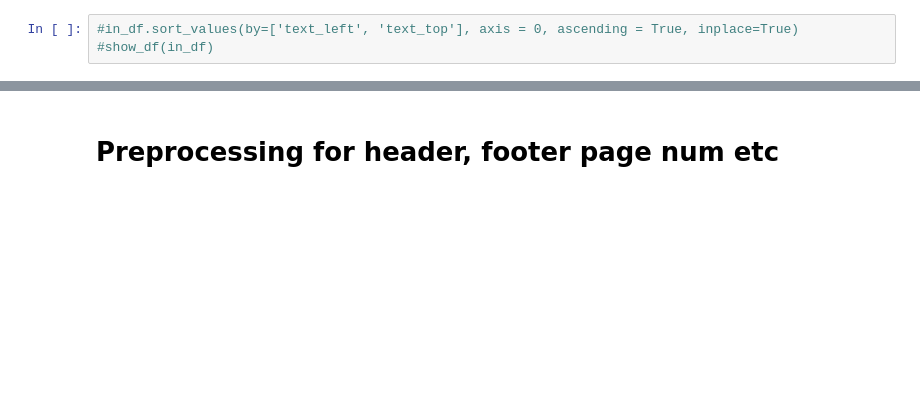
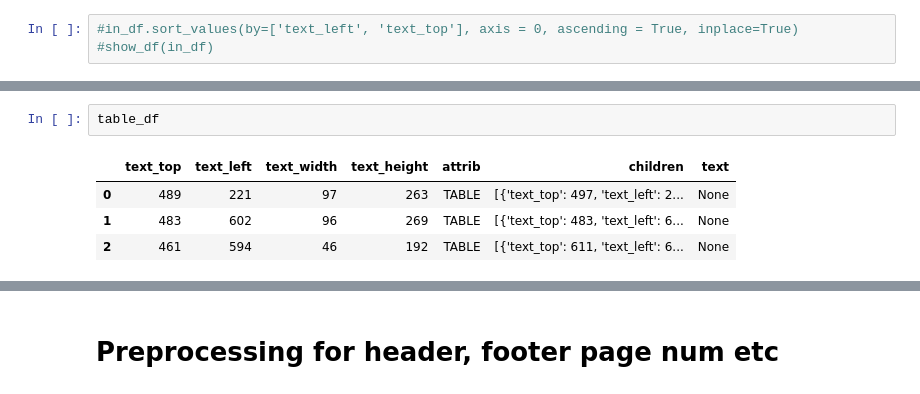
Before and after one commit to kumardeepak/document-structure, a Jupyter notebook: notebooks/DOCUMENT_STRUCTURE_MAIN_DHIRAJ.ipynb, the cells around one changed output, grey strips where cells are left out. Drawn from its saved outputs; the diff is of its cells as text; blank space fills up the shorter version.

```diff
--- a/notebooks/DOCUMENT_STRUCTURE_MAIN_DHIRAJ.ipynb
+++ b/notebooks/DOCUMENT_STRUCTURE_MAIN_DHIRAJ.ipynb
@@ -112,0 +262,7 @@ draw_box(img_filepath, page_width, page_height, in_df, color='red')
+# %%
+table_df
+# %% [output]
+|  | text_top | text_left | text_width | text_height | attrib | children | text |
+| 0 | 489 | 221 | 97 | 263 | TABLE | [{'text_top': 497, 'text_left': 2... | None |
+| 1 | 483 | 602 | 96 | 269 | TABLE | [{'text_top': 483, 'text_left': 6... | None |
+| 2 | 461 | 594 | 46 | 192 | TABLE | [{'text_top': 611, 'text_left': 6... | None |
```
Also changed, not shown: parts of 37 cells of this notebook, 3 other files.
